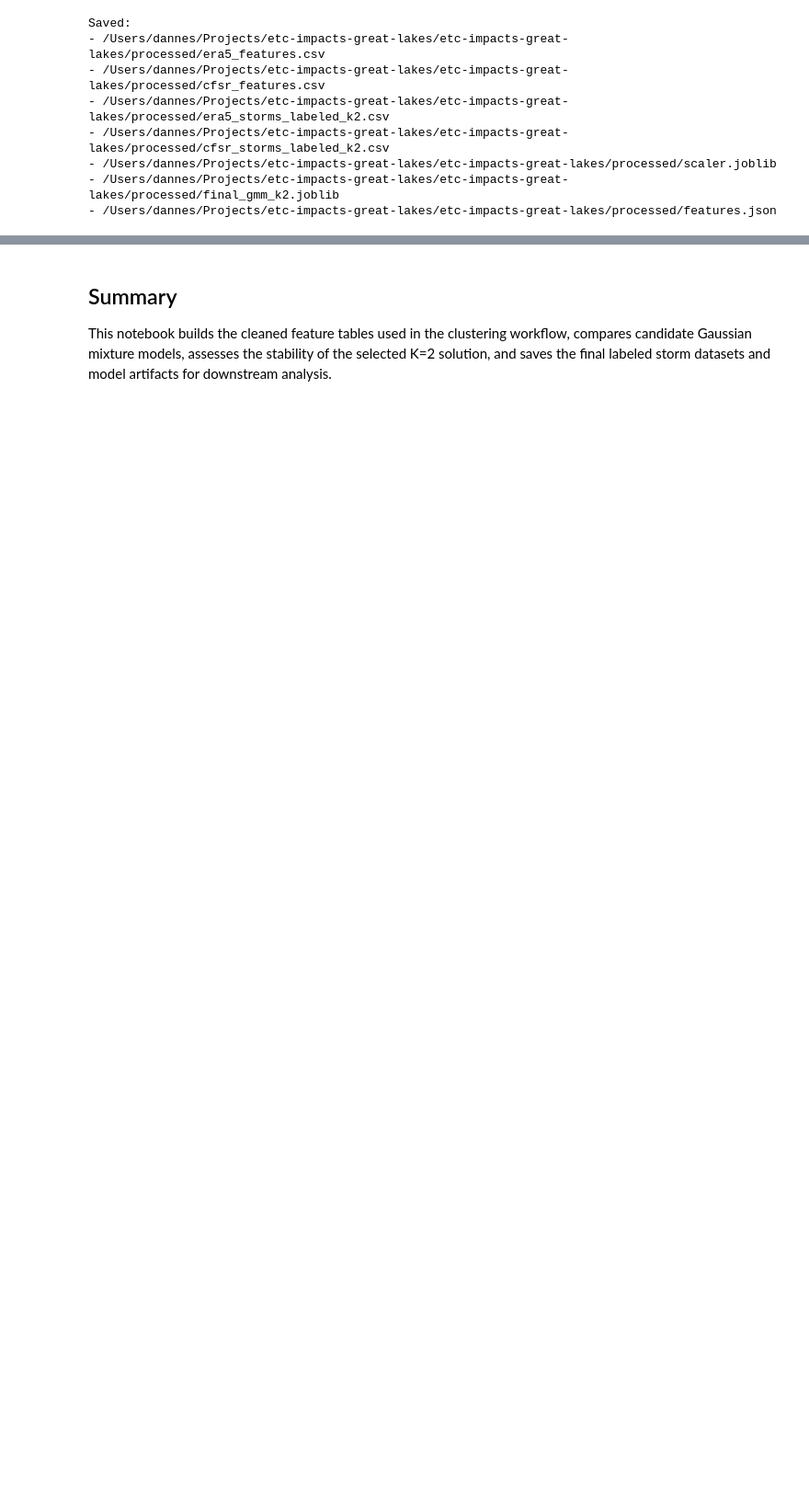
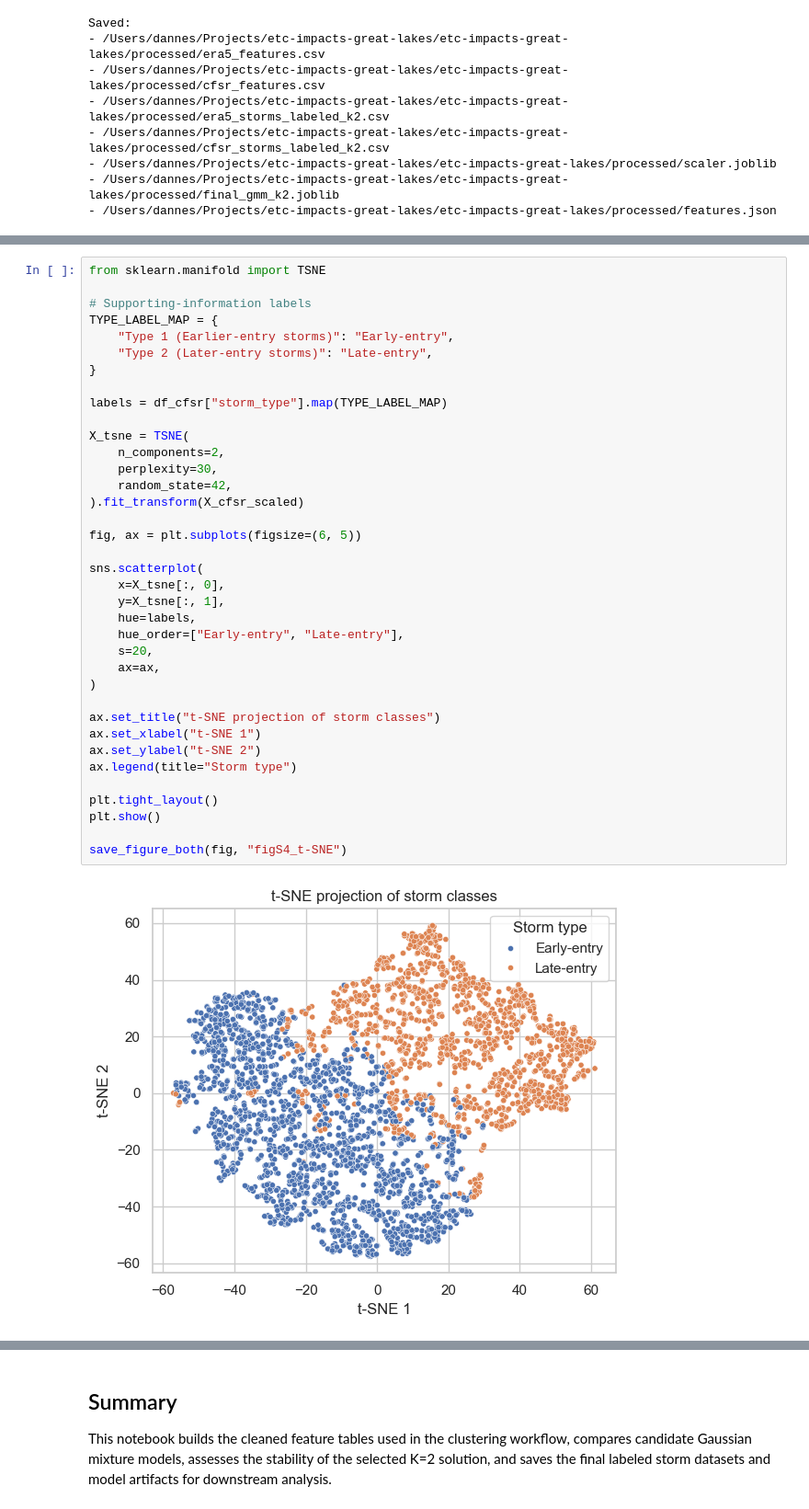
Before and after one commit to DaniJonesOcean/etc-impacts-great-lakes, a Jupyter notebook: notebooks/02_build_gmm_model.ipynb, the cells around one changed output, grey strips where cells are left out. Shown at 92% size. Cells and saved outputs as stored; diff of their text form; blank space fills up the shorter version.

```diff
--- a/notebooks/02_build_gmm_model.ipynb
+++ b/notebooks/02_build_gmm_model.ipynb
@@ -480,0 +522,39 @@ Saved:
+# %%
+from sklearn.manifold import TSNE
+
+# Supporting-information labels
+TYPE_LABEL_MAP = {
+    "Type 1 (Earlier-entry storms)": "Early-entry",
+    "Type 2 (Later-entry storms)": "Late-entry",
+}
+
+labels = df_cfsr["storm_type"].map(TYPE_LABEL_MAP)
+
+X_tsne = TSNE(
+    n_components=2,
+    perplexity=30,
+    random_state=42,
+).fit_transform(X_cfsr_scaled)
+
+fig, ax = plt.subplots(figsize=(6, 5))
+
+sns.scatterplot(
+    x=X_tsne[:, 0],
+    y=X_tsne[:, 1],
+    hue=labels,
+    hue_order=["Early-entry", "Late-entry"],
+    s=20,
+    ax=ax,
+)
+
+ax.set_title("t-SNE projection of storm classes")
+ax.set_xlabel("t-SNE 1")
+ax.set_ylabel("t-SNE 2")
+ax.legend(title="Storm type")
+
+plt.tight_layout()
+plt.show()
+
+save_figure_both(fig, "figS4_t-SNE")
+# %% [output]
+[figure, added]
```
Also changed, not shown: parts of 7 cells of this notebook, 46 other files.
